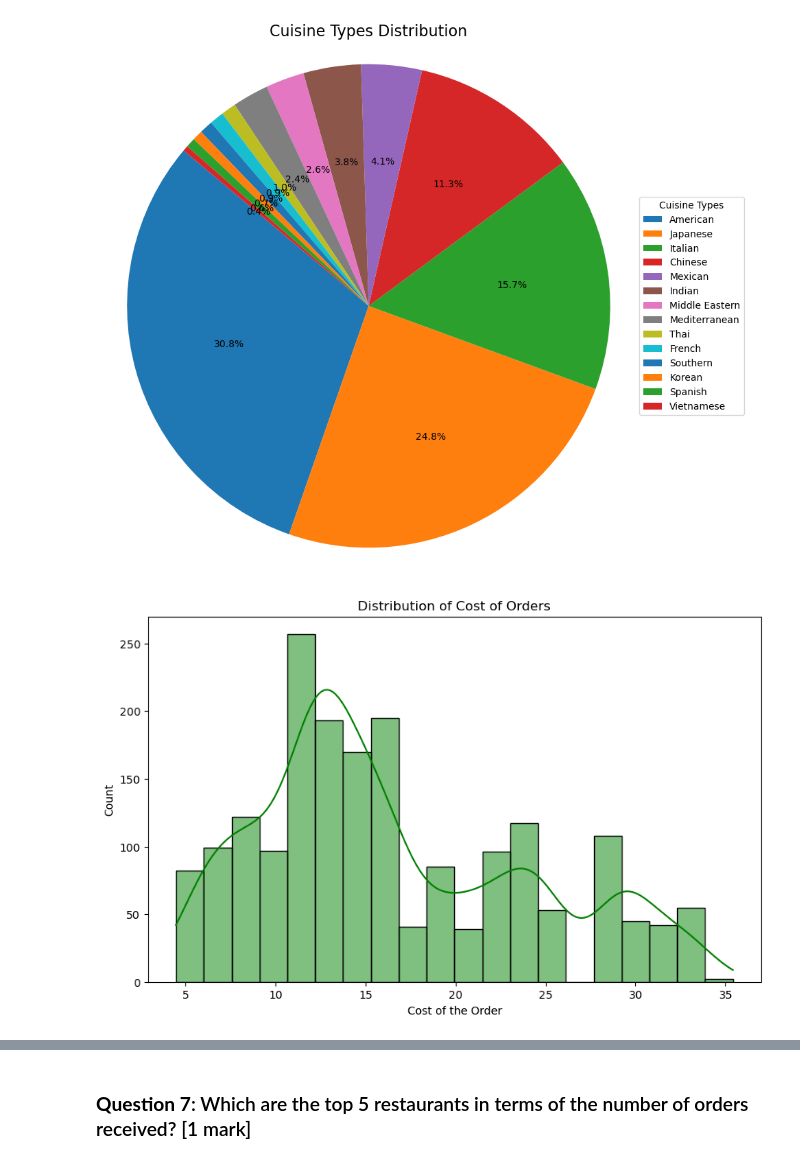
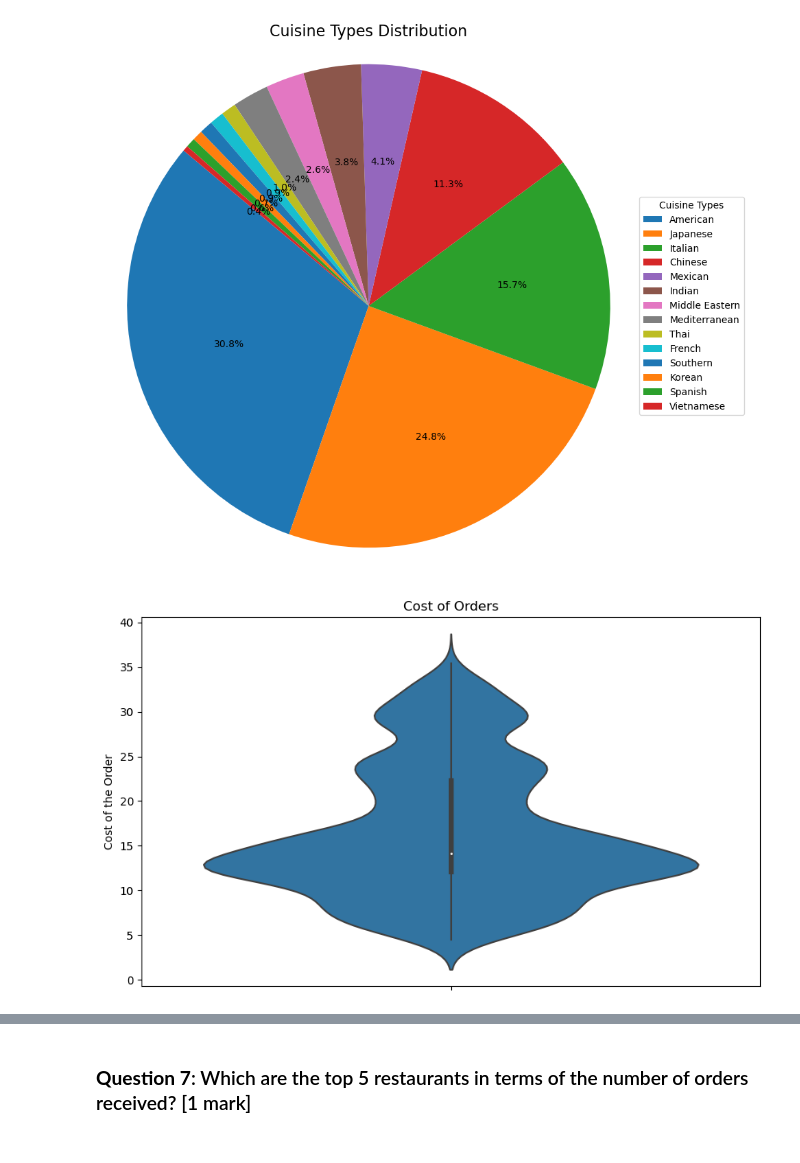
Before and after one commit to ZhiyaoShu/Data-visualization---Foodhub, a Jupyter notebook: FDS_Project_LearnerNotebook_LowCode.ipynb, the cells around one changed output, grey strips where cells are left out. Saved outputs shown, nothing was run; the diff lists cells and outputs as text; code cells hidden in the pictures.

Commit message:
add plots

```diff
--- a/FDS_Project_LearnerNotebook_LowCode.ipynb
+++ b/FDS_Project_LearnerNotebook_LowCode.ipynb
@@ -193,10 +193,9 @@ plt.axis('equal')
 # %%
 # Plot the cost of the order
 plt.figure(figsize=(10, 6))
-sns.histplot(data=df, x='cost_of_the_order', kde=True, bins=20, color='Green')
-plt.xlabel('Cost of the Order')
-plt.ylabel('Count')
-plt.title('Distribution of Cost of Orders')
+sns.violinplot(data=df, y='cost_of_the_order')
+plt.ylabel('Cost of the Order')
+plt.title('Cost of Orders')
 plt.show()
 # %% [output]
-[figure, old version]
+[figure, new version]
```
Also changed, not shown: parts of 6 cells of this notebook.
